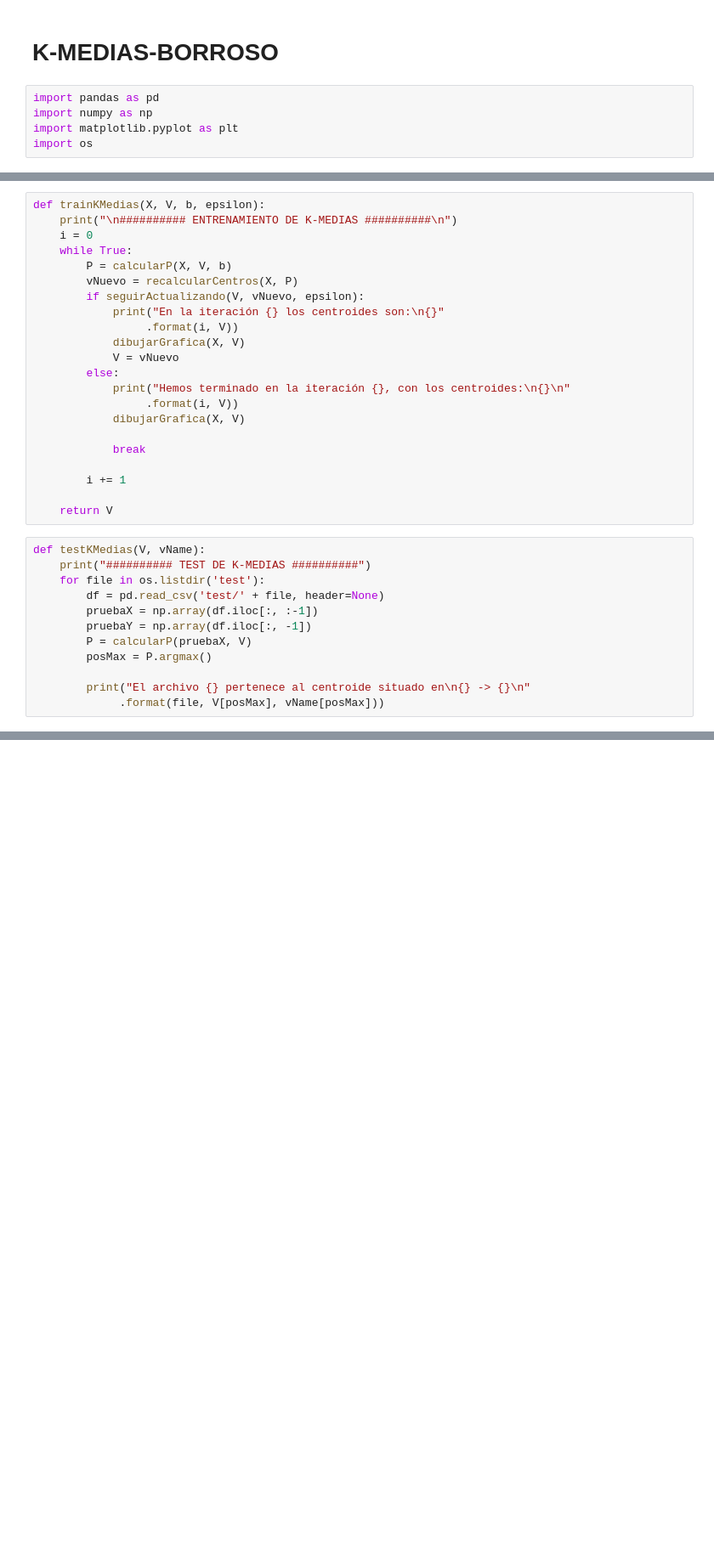
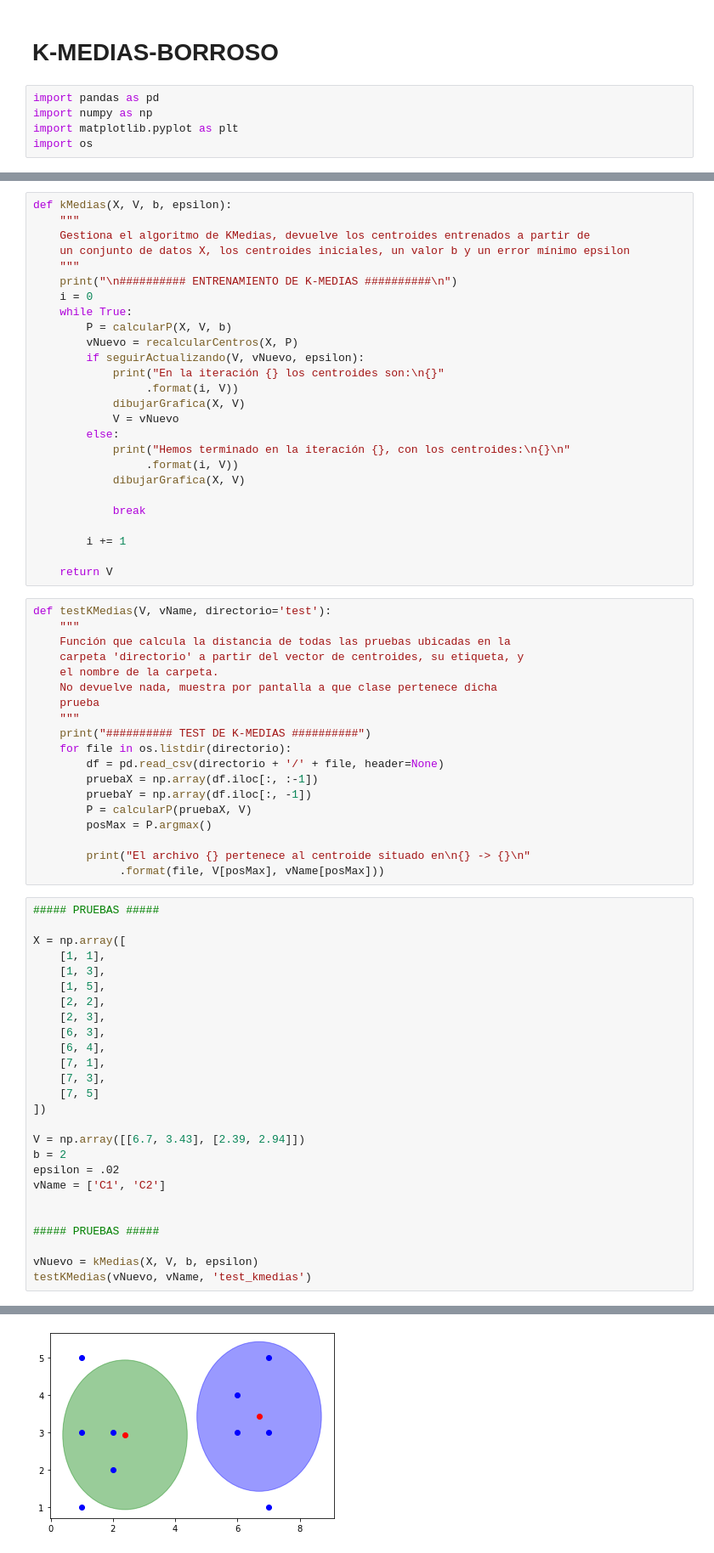
Before and after one commit to NotAGoodDev/IC, a Jupyter notebook: PRÁCTICA 3/Kmedias.ipynb, the cells around one changed output, grey strips where cells are left out. Shown at 85% size. Saved outputs shown, nothing was run; the diff lists cells and outputs as text; blank space fills up the shorter version.

```diff
--- a/PRÁCTICA 3/Kmedias.ipynb
+++ b/PRÁCTICA 3/Kmedias.ipynb
@@ -104,7 +114,11 @@ def dibujarGrafica(X, V):
 
         plt.show()
 # %%
-def trainKMedias(X, V, b, epsilon):
+def kMedias(X, V, b, epsilon):
+    """
+    Gestiona el algoritmo de KMedias, devuelve los centroides entrenados a partir de
+    un conjunto de datos X, los centroides iniciales, un valor b y un error mínimo epsilon
+    """
     print("\n########## ENTRENAMIENTO DE K-MEDIAS ##########\n")
     i = 0
     while True:
@@ -126,10 +140,17 @@ def trainKMedias(X, V, b, epsilon):
 
     return V
 # %%
-def testKMedias(V, vName):
+def testKMedias(V, vName, directorio='test'):
+    """
+    Función que calcula la distancia de todas las pruebas ubicadas en la
+    carpeta 'directorio' a partir del vector de centroides, su etiqueta, y
+    el nombre de la carpeta.
+    No devuelve nada, muestra por pantalla a que clase pertenece dicha
+    prueba
+    """
     print("########## TEST DE K-MEDIAS ##########")
-    for file in os.listdir('test'):
-        df = pd.read_csv('test/' + file, header=None)
+    for file in os.listdir(directorio):
+        df = pd.read_csv(directorio + '/' + file, header=None)
         pruebaX = np.array(df.iloc[:, :-1])
         pruebaY = np.array(df.iloc[:, -1])
         P = calcularP(pruebaX, V)
@@ -137,3 +158,30 @@ def testKMedias(V, vName):
 
         print("El archivo {} pertenece al centroide situado en\n{} -> {}\n"
              .format(file, V[posMax], vName[posMax]))
+# %%
+##### PRUEBAS #####
+
+X = np.array([
+    [1, 1],
+    [1, 3],
+    [1, 5],
+    [2, 2],
+    [2, 3],
+    [6, 3],
+    [6, 4],
+    [7, 1],
+    [7, 3],
+    [7, 5]
+])
+
+V = np.array([[6.7, 3.43], [2.39, 2.94]])
+b = 2
+epsilon = .02
+vName = ['C1', 'C2']
+
+
+##### PRUEBAS #####
+
+vNuevo = kMedias(X, V, b, epsilon)
+testKMedias(vNuevo, vName, 'test_kmedias')
+# %% [output]
@@ -139,0 +194 @@ def testKMedias(V, vName):
+[figure, added]
```
Also changed, not shown: parts of 10 cells of this notebook, 18 other files.
